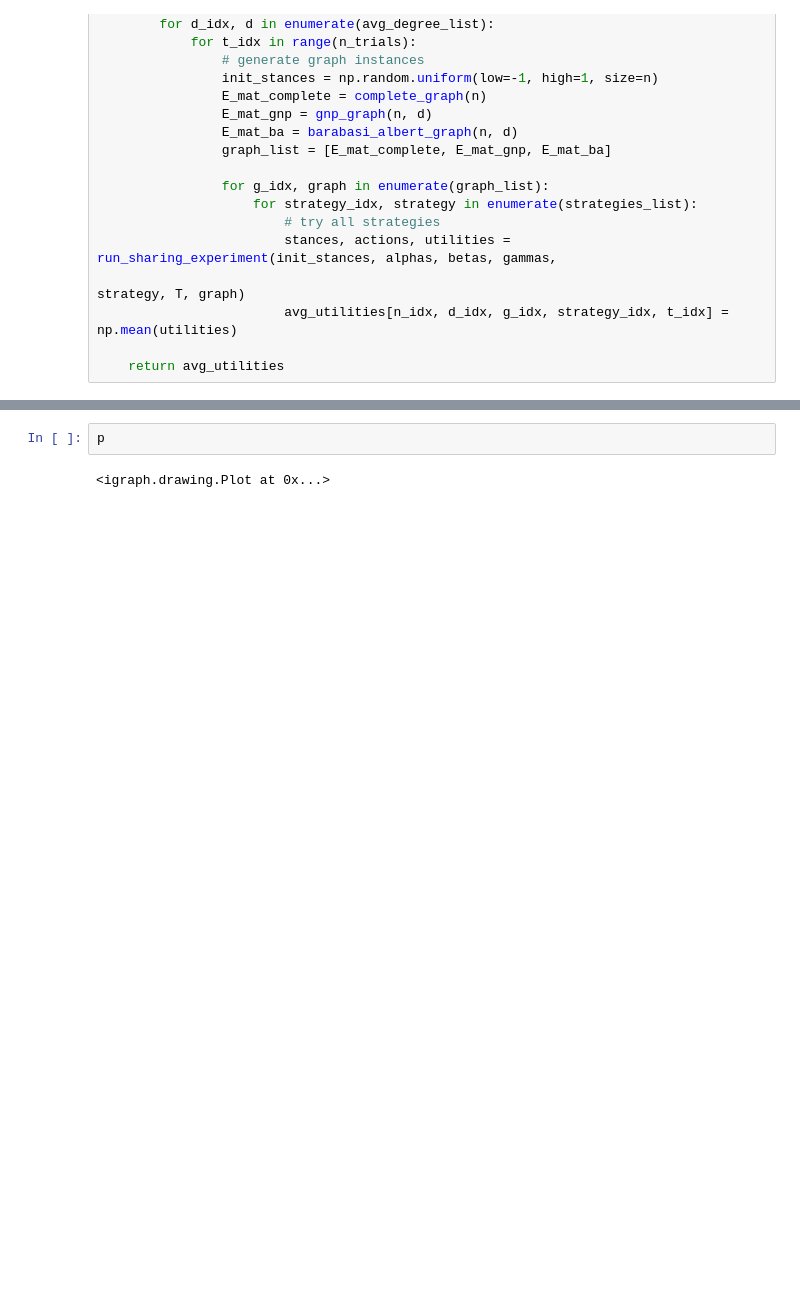
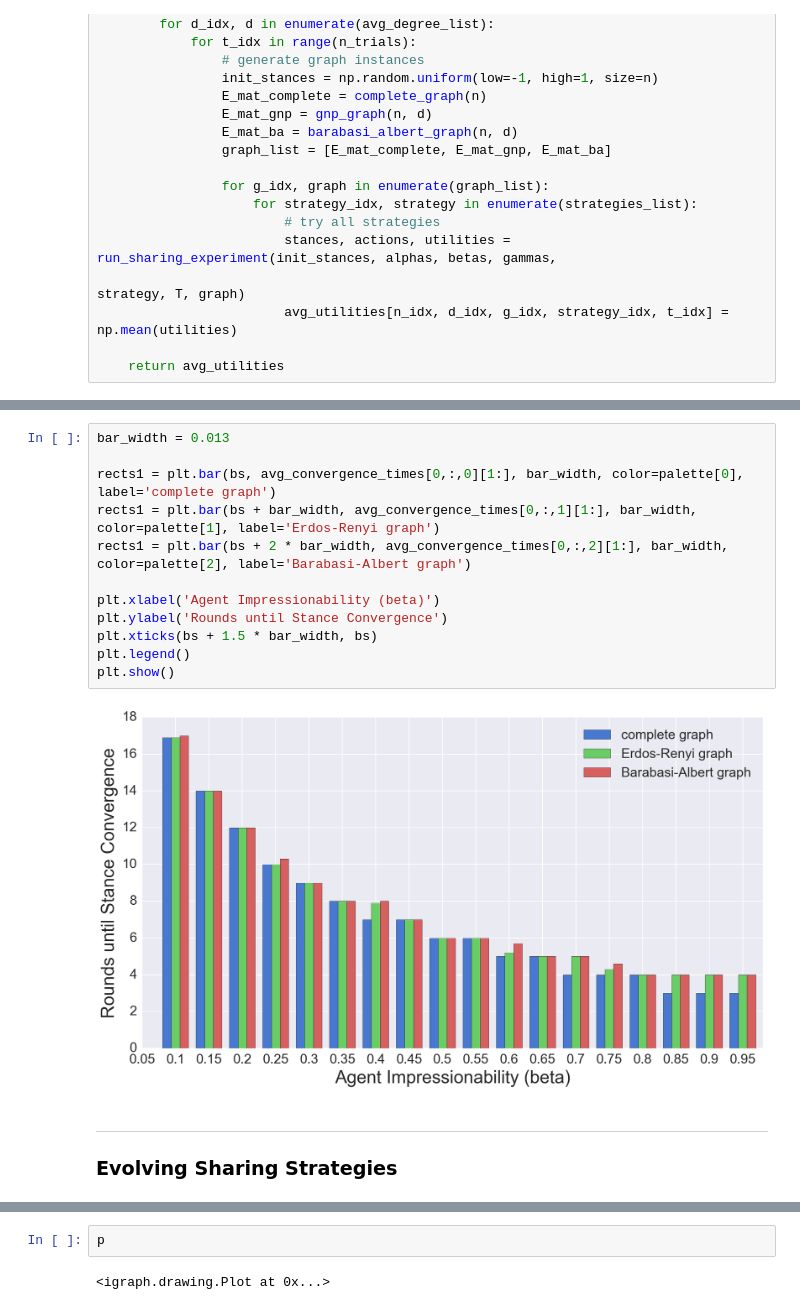
Before and after one commit to mislam5285/opinet, a Jupyter notebook: opinet/experiments.ipynb, the cells around one changed output, grey strips where cells are left out. Cells and saved outputs as stored; diff of their text form; blank space fills up the shorter version.

```diff
--- a/opinet/experiments.ipynb
+++ b/opinet/experiments.ipynb
@@ -303,0 +315,18 @@ avg_utilities, stance_mults, diff_mults = sharing_evolution()
+# %%
+bar_width = 0.013
+
+rects1 = plt.bar(bs, avg_convergence_times[0,:,0][1:], bar_width, color=palette[0], label='complete graph')
+rects1 = plt.bar(bs + bar_width, avg_convergence_times[0,:,1][1:], bar_width, color=palette[1], label='Erdos-Renyi graph')
+rects1 = plt.bar(bs + 2 * bar_width, avg_convergence_times[0,:,2][1:], bar_width, color=palette[2], label='Barabasi-Albert graph')
+
+plt.xlabel('Agent Impressionability (beta)')
+plt.ylabel('Rounds until Stance Convergence')
+plt.xticks(bs + 1.5 * bar_width, bs)
+plt.legend()
+plt.show()
+# %% [output]
+[figure, added]
+# %% [markdown]
+---
+
+### Evolving Sharing Strategies
```
Also changed, not shown: parts of 22 cells of this notebook, 8 other files.
